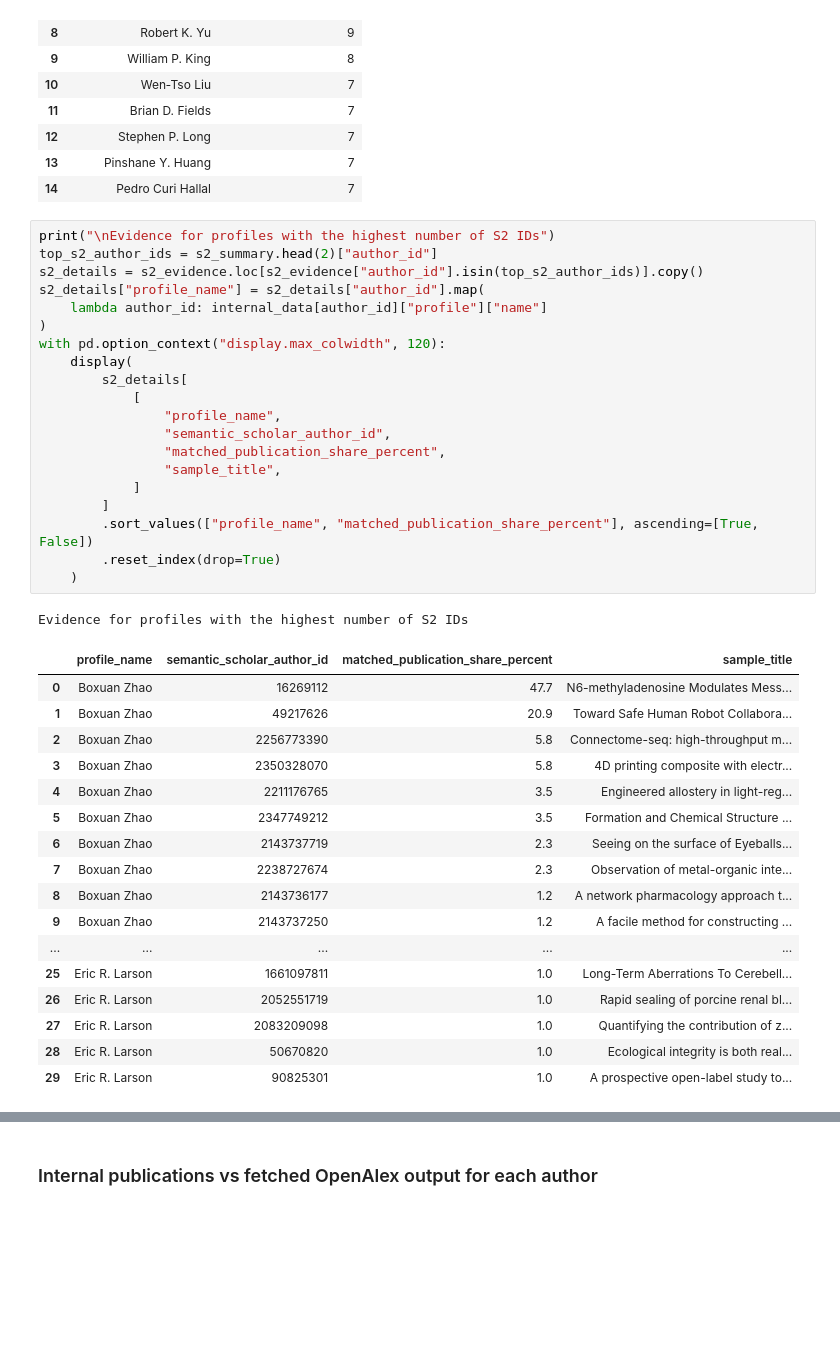
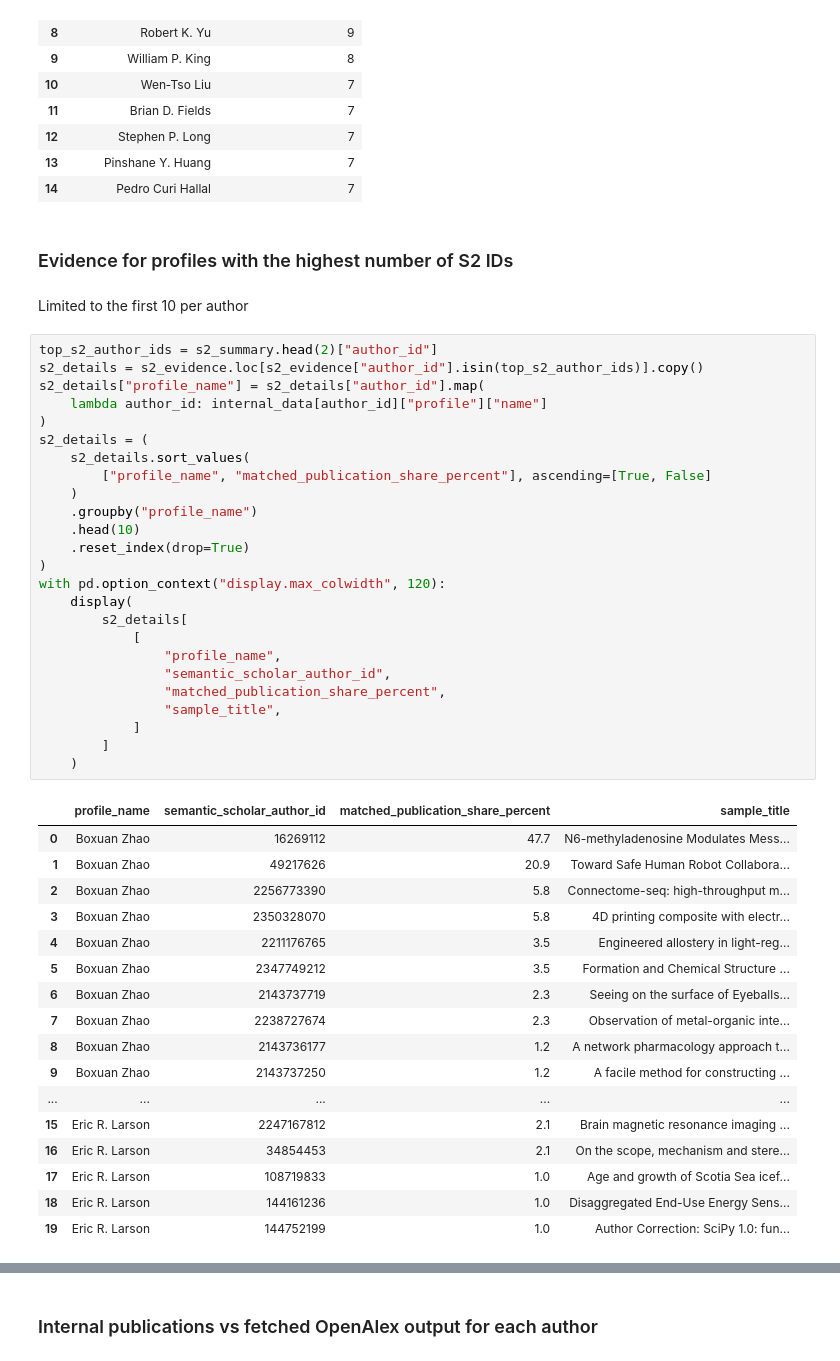
Before and after one commit to adityaballabh/scholarix-assessment, a Jupyter notebook: analysis/audit/audit.ipynb, the cells around one changed output, grey strips where cells are left out. Cells and saved outputs as stored; diff of their text form; blank space fills up the shorter version.

```diff
--- a/analysis/audit/audit.ipynb
+++ b/analysis/audit/audit.ipynb
@@ -162,42 +220,50 @@ display(s2_summary[["profile_name", "distinct_s2_author_ids"]].head(15).reset_in
 | 12 | Stephen P. Long | 7 |
 | 13 | Pinshane Y. Huang | 7 |
 | 14 | Pedro Curi Hallal | 7 |
+# %% [markdown]
+### Evidence for profiles with the highest number of S2 IDs
+# %% [markdown]
+Limited to the first 10 per author
 # %%
-print("\nEvidence for profiles with the highest number of S2 IDs")
 top_s2_author_ids = s2_summary.head(2)["author_id"]
 s2_details = s2_evidence.loc[s2_evidence["author_id"].isin(top_s2_author_ids)].copy()
 s2_details["profile_name"] = s2_details["author_id"].map(
     lambda author_id: internal_data[author_id]["profile"]["name"]
+)
+s2_details = (
+    s2_details.sort_values(
+        ["profile_name", "matched_publication_share_percent"], ascending=[True, False]
+    )
+    .groupby("profile_name")
+    .head(10)
+    .reset_index(drop=True)
 )
 with pd.option_context("display.max_colwidth", 120):
     display(
         s2_details[
             [
                 "profile_name",
                 "semantic_scholar_author_id",
                 "matched_publication_share_percent",
                 "sample_title",
             ]
         ]
-        .sort_values(["profile_name", "matched_publication_share_percent"], ascending=[True, False])
-        .reset_index(drop=True)
     )
 # %% [output]
-Evidence for profiles with the highest number of S2 IDs
 |  | profile_name | semantic_scholar_author_id | matched_publication_share_percent | sample_title |
 | 0 | Boxuan Zhao | 16269112 | 47.7 | N6-methyladenosine Modulates Mess... |
 | 1 | Boxuan Zhao | 49217626 | 20.9 | Toward Safe Human Robot Collabora... |
 | 2 | Boxuan Zhao | 2256773390 | 5.8 | Connectome-seq: high-throughput m... |
 | 3 | Boxuan Zhao | 2350328070 | 5.8 | 4D printing composite with electr... |
 | 4 | Boxuan Zhao | 2211176765 | 3.5 | Engineered allostery in light-reg... |
 | 5 | Boxuan Zhao | 2347749212 | 3.5 | Formation and Chemical Structure ... |
 | 6 | Boxuan Zhao | 2143737719 | 2.3 | Seeing on the surface of Eyeballs... |
 | 7 | Boxuan Zhao | 2238727674 | 2.3 | Observation of metal-organic inte... |
 | 8 | Boxuan Zhao | 2143736177 | 1.2 | A network pharmacology approach t... |
 | 9 | Boxuan Zhao | 2143737250 | 1.2 | A facile method for constructing ... |
 | ... | ... | ... | ... | ... |
-| 25 | Eric R. Larson | 1661097811 | 1.0 | Long-Term Aberrations To Cerebell... |
-| 26 | Eric R. Larson | 2052551719 | 1.0 | Rapid sealing of porcine renal bl... |
-| 27 | Eric R. Larson | 2083209098 | 1.0 | Quantifying the contribution of z... |
-| 28 | Eric R. Larson | 50670820 | 1.0 | Ecological integrity is both real... |
-| 29 | Eric R. Larson | 90825301 | 1.0 | A prospective open-label study to... |
+| 15 | Eric R. Larson | 2247167812 | 2.1 | Brain magnetic resonance imaging ... |
+| 16 | Eric R. Larson | 34854453 | 2.1 | On the scope, mechanism and stere... |
+| 17 | Eric R. Larson | 108719833 | 1.0 | Age and growth of Scotia Sea icef... |
+| 18 | Eric R. Larson | 144161236 | 1.0 | Disaggregated End-Use Energy Sens... |
+| 19 | Eric R. Larson | 144752199 | 1.0 | Author Correction: SciPy 1.0: fun... |
```
Also changed, not shown: parts of 28 cells of this notebook, 3 other files.
